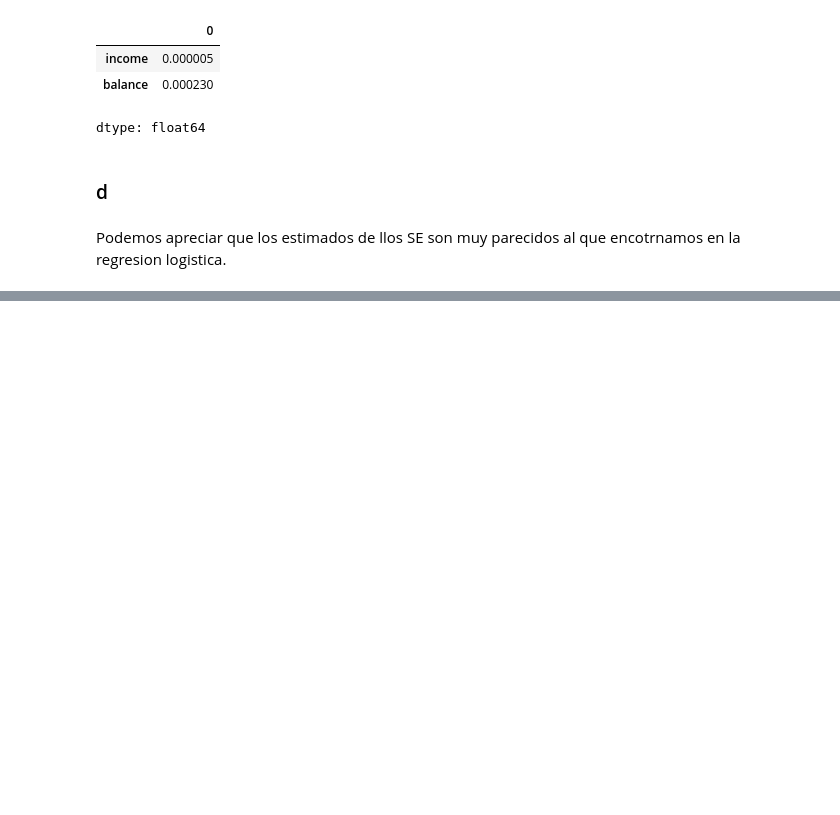
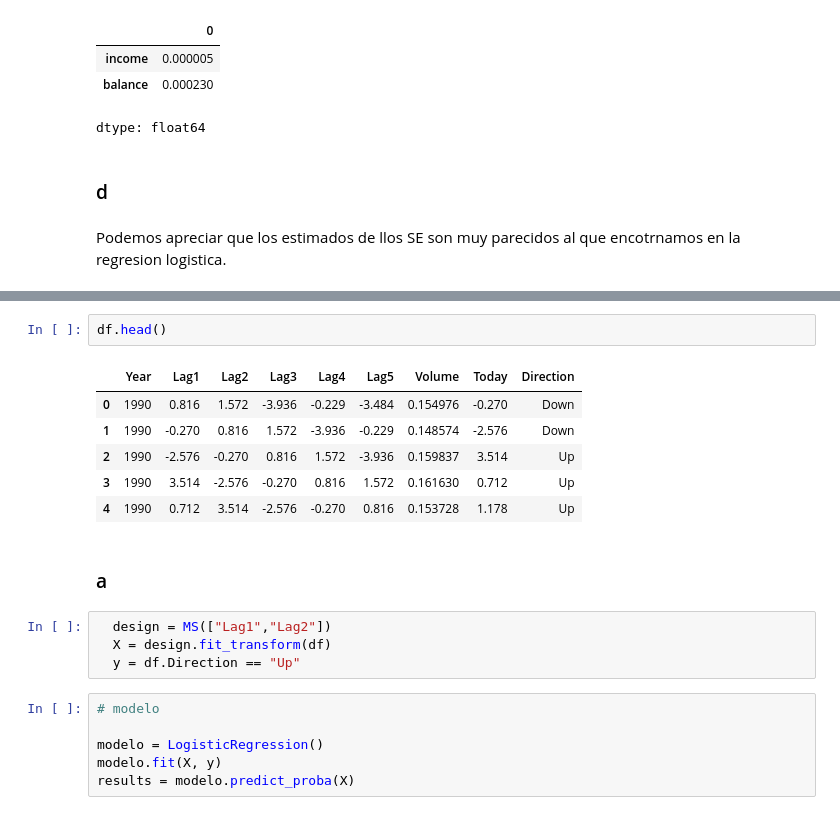
Before and after one commit to chuancao26/islp, a Jupyter notebook: resamplng_methods_exercices.ipynb, the cells around one changed output, grey strips where cells are left out. Saved outputs shown, nothing was run; the diff lists cells and outputs as text; blank space fills up the shorter version.

```diff
--- a/resamplng_methods_exercices.ipynb
+++ b/resamplng_methods_exercices.ipynb
@@ -490,0 +516,21 @@ Podemos apreciar que los estimados de llos SE son muy parecidos al que encotrnam
+# %%
+df.head()
+# %% [output]
+|  | Year | Lag1 | Lag2 | Lag3 | Lag4 | Lag5 | Volume | Today | Direction |
+| 0 | 1990 | 0.816 | 1.572 | -3.936 | -0.229 | -3.484 | 0.154976 | -0.270 | Down |
+| 1 | 1990 | -0.270 | 0.816 | 1.572 | -3.936 | -0.229 | 0.148574 | -2.576 | Down |
+| 2 | 1990 | -2.576 | -0.270 | 0.816 | 1.572 | -3.936 | 0.159837 | 3.514 | Up |
+| 3 | 1990 | 3.514 | -2.576 | -0.270 | 0.816 | 1.572 | 0.161630 | 0.712 | Up |
+| 4 | 1990 | 0.712 | 3.514 | -2.576 | -0.270 | 0.816 | 0.153728 | 1.178 | Up |
+# %% [markdown]
+### a
+# %%
+  design = MS(["Lag1","Lag2"])
+  X = design.fit_transform(df)
+  y = df.Direction == "Up"
+# %%
+# modelo
+
+modelo = LogisticRegression()
+modelo.fit(X, y)
+results = modelo.predict_proba(X)
```
Also changed, not shown: parts of 30 cells of this notebook.
